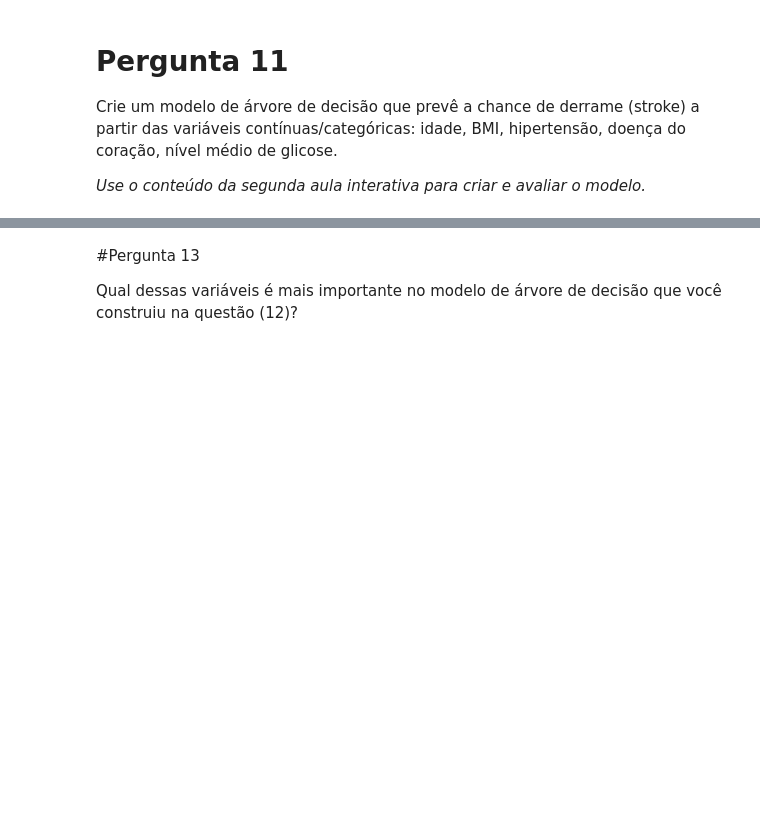
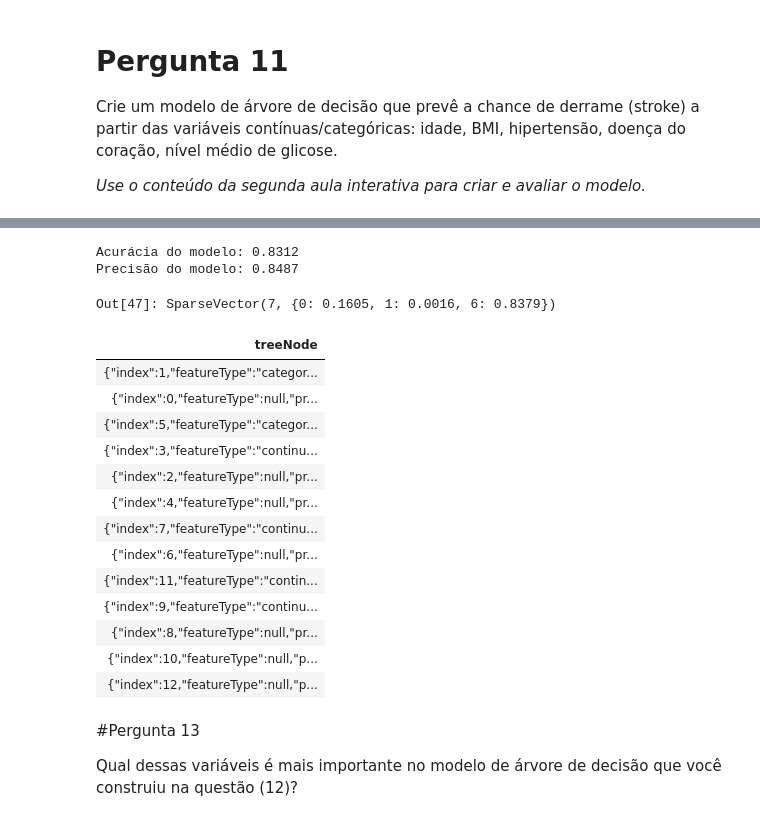
Before and after one commit to alexcamargos/DataScienceBootcampIGTI, a Jupyter notebook: Modulo_2/Desafio/desafio_pyspark.ipynb, the cells around one changed output, grey strips where cells are left out. Drawn from its saved outputs; the diff is of its cells as text; code cells hidden in the pictures; blank space fills up the shorter version.

```diff
--- a/Modulo_2/Desafio/desafio_pyspark.ipynb
+++ b/Modulo_2/Desafio/desafio_pyspark.ipynb
@@ -137,0 +541,7 @@ pass
+# %%
+# Transformando as variáveis categóricas gender e smoking_status em numéricas.
+df_transform_category = category_variables_indexer.fit(df).transform(df)
+all_predictions_columns = predictions_columns + ['gender_Indexer', 'smoking_status_Indexer']
+vector_assembler_category = VectorAssembler(inputCols=all_predictions_columns, outputCol='features')
+df_transform_category = vector_assembler_category.transform(df_transform_category)
+df_transform_category.show()
@@ -137,0 +566,4 @@ pass
+# %%
+# Visualizando a variáveis resposta e as variáveis preditoras.
+df_model_category = df_transform_category.select('stroke', 'features')
+df_model_category.show(10, truncate=False)
@@ -137,0 +586,8 @@ pass
+# %%
+# Criando os dataframes de treino (75% das informações) e teste (25% das informações).
+df_training_category, df_test_category = df_model_category.randomSplit([.75, .25])
+
+# Tamanho do dataframe de treino.
+print(df_training_category.count())
+# Tamanho do dataframe de teste.
+print(df_test_category.count())
@@ -137,0 +597,4 @@ pass
+# %%
+df_classifier_category = DecisionTreeClassifier(labelCol='stroke').fit(df_training_category)
+df_prediction_category = df_classifier_category.transform(df_test_category)
+df_prediction_category.show(truncate=False)
@@ -138,3 +619,36 @@ pass
+# %%
+# Calculando a acurácia do modelo.
+accuracy_category = MulticlassClassificationEvaluator(labelCol='stroke', metricName='accuracy').evaluate(df_prediction_category)
+
+# Calculando a precisão do modelo.
+precision_category = MulticlassClassificationEvaluator(labelCol='stroke', metricName='weightedPrecision').evaluate(df_prediction_category)
+print(f'Acurácia do modelo: {accuracy_category:.4f}')
+print(f'Precisão do modelo: {precision_category:.4f}')
+# %% [output]
+Acurácia do modelo: 0.8312
+Precisão do modelo: 0.8487
+# %%
+df_classifier_category.featureImportances
+# %% [output]
+Out[47]: SparseVector(7, {0: 0.1605, 1: 0.0016, 6: 0.8379})
+# %%
+# Visualizando a árvore de decisão de forma gráfica.
+display(df_classifier_category)
+# %% [output]
+| treeNode |
+| {"index":1,"featureType":"categor... |
+| {"index":0,"featureType":null,"pr... |
+| {"index":5,"featureType":"categor... |
+| {"index":3,"featureType":"continu... |
+| {"index":2,"featureType":null,"pr... |
+| {"index":4,"featureType":null,"pr... |
+| {"index":7,"featureType":"continu... |
+| {"index":6,"featureType":null,"pr... |
+| {"index":11,"featureType":"contin... |
+| {"index":9,"featureType":"continu... |
+| {"index":8,"featureType":null,"pr... |
+| {"index":10,"featureType":null,"p... |
+| {"index":12,"featureType":null,"p... |
 # %% [markdown]
 #Pergunta 13
 
```
Also changed, not shown: parts of 68 cells of this notebook.
